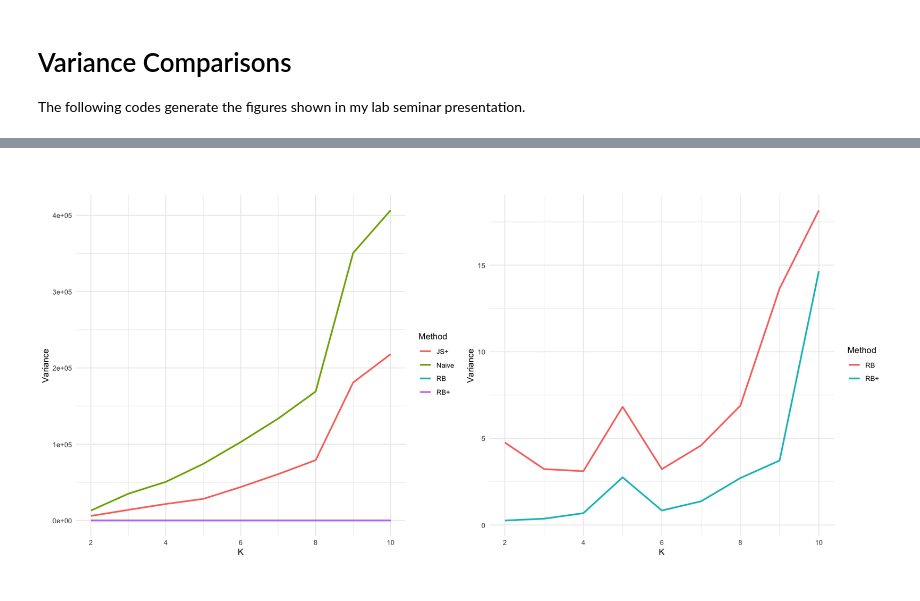
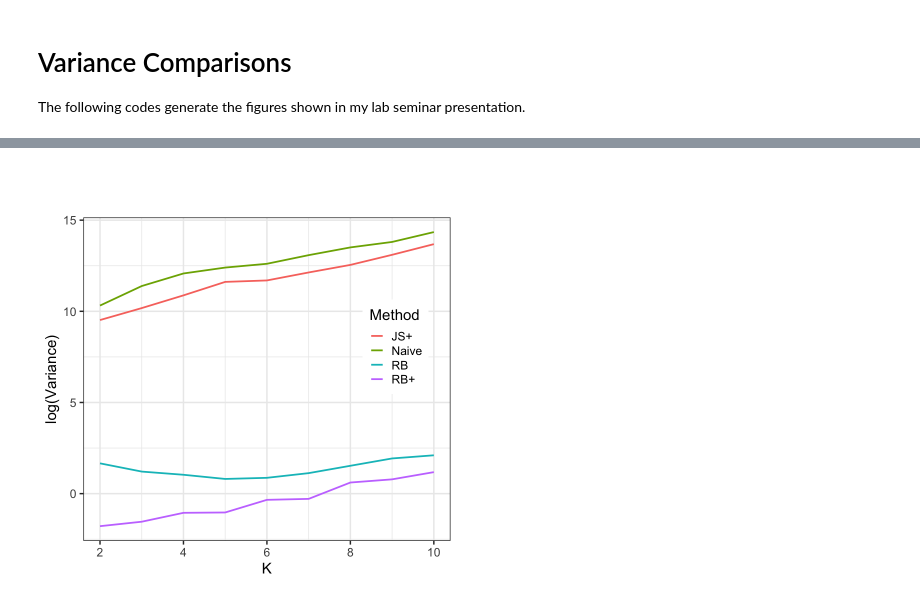
Before and after one commit to dominicdayta/jsbbvi, a Jupyter notebook: variance-comparisons.ipynb, the cells around one changed output, grey strips where cells are left out. Saved outputs shown, nothing was run; the diff lists cells and outputs as text; code cells hidden in the pictures.

```diff
--- a/variance-comparisons.ipynb
+++ b/variance-comparisons.ipynb
@@ -103,27 +94,18 @@ Mixture Components: 10; Iteration: 100/100
 # %%
 all.variances <- readRDS("Outputs/all_variances.RDS")
 
 p1 <- all.variances %>%
-    ggplot(aes(x=K, y=exp(logVar), color=method)) +
+    ggplot(aes(x=K, y=logVar, color=method)) +
     geom_line(linewidth=1) +
-    labs(title = "", subtitle = "", x = "K", y = "Variance") +
-    theme_grey(base_size=22) +
+    labs(title = "", subtitle = "", x = "K", y = "log(Variance)") +
     scale_color_discrete(name = "Method") +
-    theme_minimal()
+    theme_bw(base_size=18) +
+    theme(legend.position = c(0.85, 0.60))
 
-p2 <- all.variances %>%
-    filter(method %in% c("RB","RB+")) %>%
-    ggplot(aes(x=K, y=exp(logVar), color=method)) +
-    geom_line(linewidth=1) +
-    labs(title = "", subtitle = "", x = "K", y = "Variance") +
-    theme_grey(base_size=22) +
-    scale_color_discrete(name = "Method") +
-    theme_minimal()
-
-options(repr.plot.width = 15, repr.plot.height = 7)
-grid.arrange(p1, p2, nrow = 1)
+options(repr.plot.width = 7, repr.plot.height = 7)
+p1
 # %% [output]
-[figure, old version]
+[figure, new version]
 # %%
 all.efficiencies <- NULL
 for(k in 2:6){
```
Also changed, not shown: parts of 16 cells of this notebook, 22 other files.
